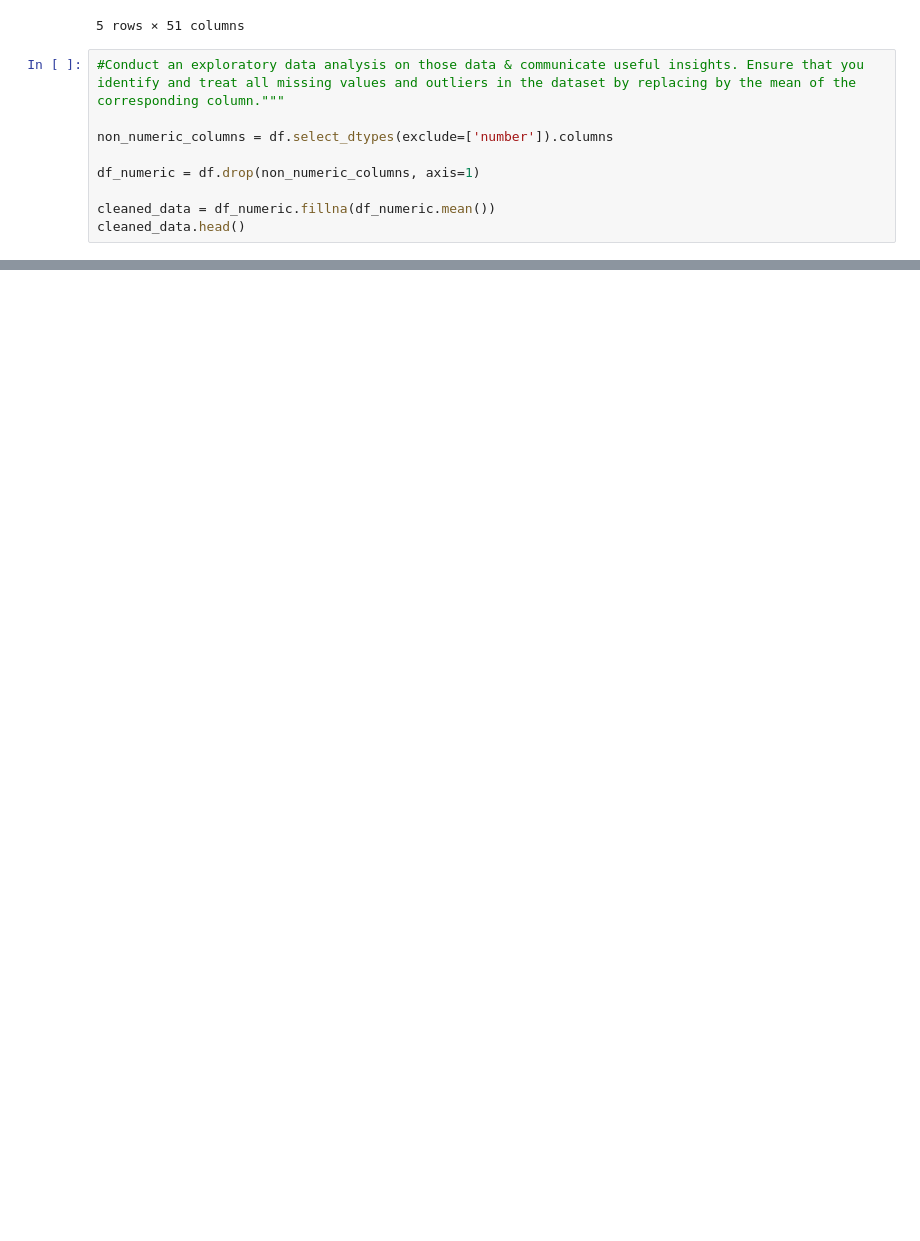
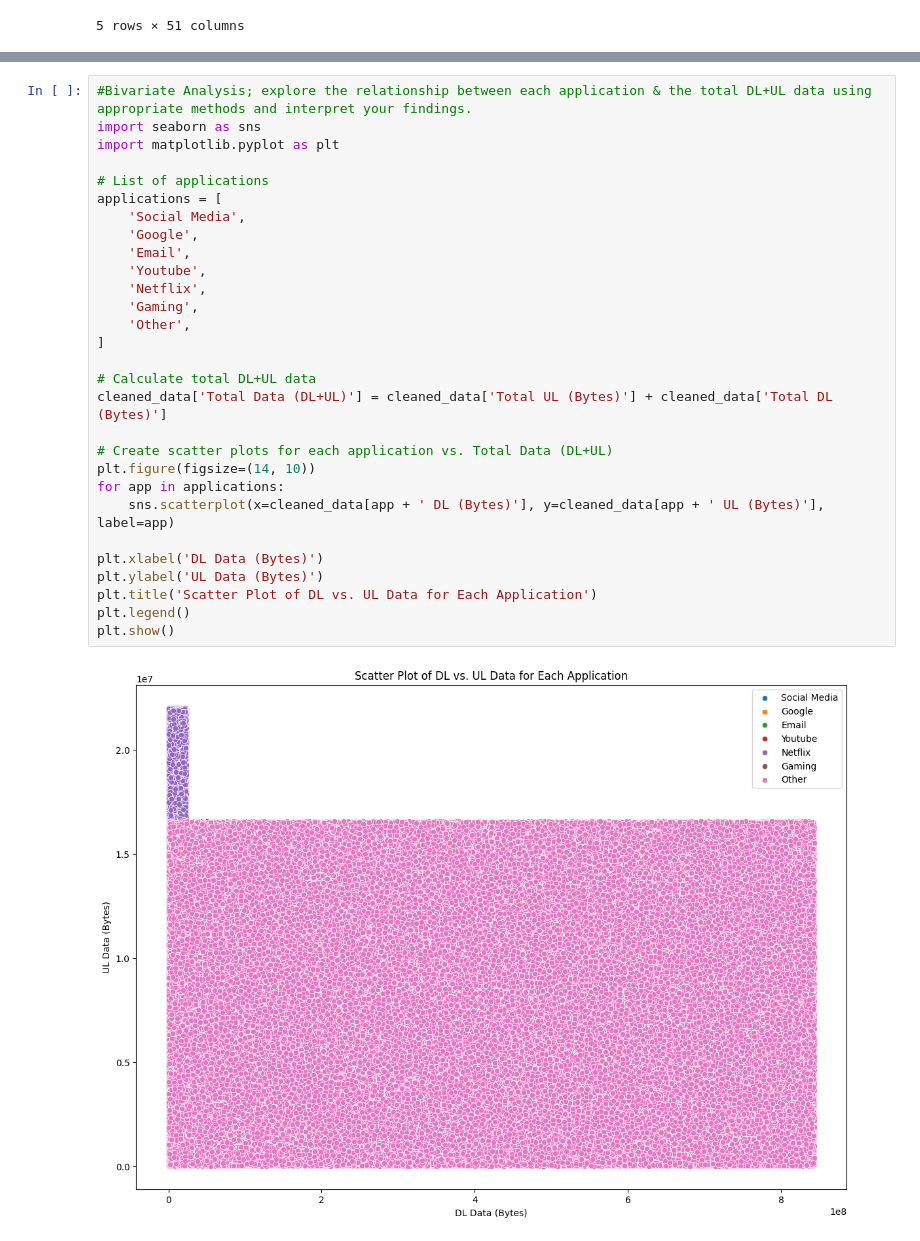
Before and after one commit to Hannasisay19/Week-1-Analytics_in_telecommunication, a Jupyter notebook: EDA/eda_task_2.ipynb, the cells around one changed output, grey strips where cells are left out. Drawn from its saved outputs; the diff is of its cells as text; blank space fills up the shorter version.

```diff
--- a/EDA/eda_task_2.ipynb
+++ b/EDA/eda_task_2.ipynb
@@ -166,12 +166,3 @@ cleaned_data.head()
 | 3 | 1.311448e+19 | 486.0 | 171.0 | 1321509.0 | 2.082014e+14 | 3.375034e+10 | 3.535661e+13 | 109.795706 | ... |
 | 4 | 1.311448e+19 | 565.0 | 954.0 | 1089009.0 | 2.082014e+14 | 3.369980e+10 | 3.540701e+13 | 109.795706 | ... |
 5 rows × 51 columns
-# %%
-#Conduct an exploratory data analysis on those data & communicate useful insights. Ensure that you identify and treat all missing values and outliers in the dataset by replacing by the mean of the corresponding column."""
-
-non_numeric_columns = df.select_dtypes(exclude=['number']).columns
-
-df_numeric = df.drop(non_numeric_columns, axis=1)
-
-cleaned_data = df_numeric.fillna(df_numeric.mean())
-cleaned_data.head()
@@ -177,0 +277,31 @@ cleaned_data.head()
+# %%
+#Bivariate Analysis; explore the relationship between each application & the total DL+UL data using appropriate methods and interpret your findings.
+import seaborn as sns
+import matplotlib.pyplot as plt
+
+# List of applications
+applications = [
+    'Social Media',
+    'Google',
+    'Email',
+    'Youtube',
+    'Netflix',
+    'Gaming',
+    'Other',
+]
+
+# Calculate total DL+UL data
+cleaned_data['Total Data (DL+UL)'] = cleaned_data['Total UL (Bytes)'] + cleaned_data['Total DL (Bytes)']
+
+# Create scatter plots for each application vs. Total Data (DL+UL)
+plt.figure(figsize=(14, 10))
+for app in applications:
+    sns.scatterplot(x=cleaned_data[app + ' DL (Bytes)'], y=cleaned_data[app + ' UL (Bytes)'], label=app)
+
+plt.xlabel('DL Data (Bytes)')
+plt.ylabel('UL Data (Bytes)')
+plt.title('Scatter Plot of DL vs. UL Data for Each Application')
+plt.legend()
+plt.show()
+# %% [output]
+[figure, added]
```
Also changed, not shown: parts of 8 cells of this notebook.
